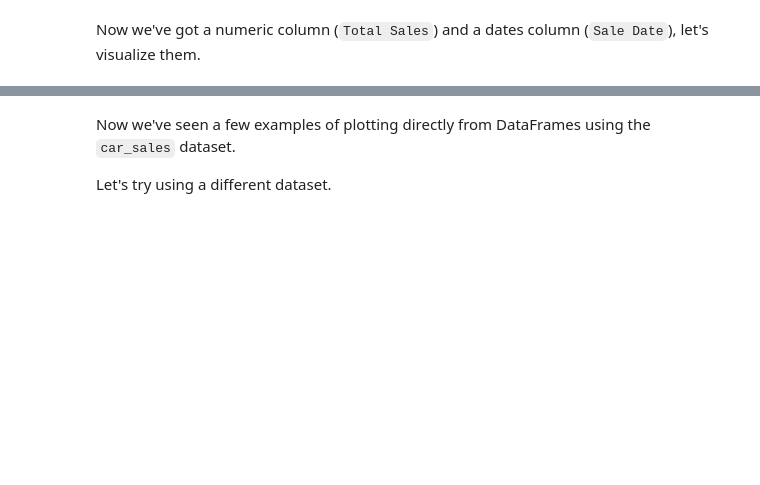
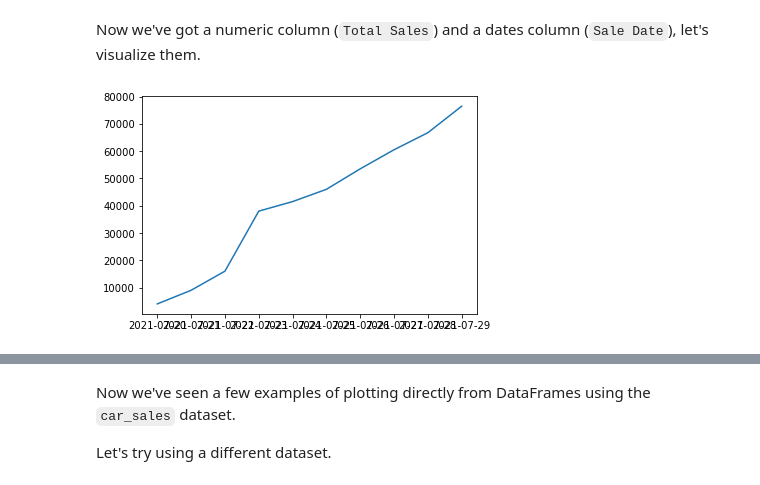
Before and after one commit to m00racle/zero-to-mastery-ml, a Jupyter notebook: section-2-data-science-and-ml-tools/matplotlib-exercises.ipynb, the cells around one changed output, grey strips where cells are left out. Drawn from its saved outputs; the diff is of its cells as text; code cells hidden in the pictures; blank space fills up the shorter version.

```diff
--- a/section-2-data-science-and-ml-tools/matplotlib-exercises.ipynb
+++ b/section-2-data-science-and-ml-tools/matplotlib-exercises.ipynb
@@ -213,3 +213,5 @@ First we'll need to import pandas and create a DataFrame work with.
 import pandas as pd
 # %%
 # Import the '../data/car-sales.csv' into a DataFame called car_sales and view
+car_sales = pd.read_csv('../data/car-sales.csv')
+car_sales
@@ -225,3 +240,5 @@ In the process of turning it to numeric data, let's create another column which
 Hint: To add a column up cumulatively, look up the cumsum() function. And to create a column of dates, look up the date_range() function.
 # %%
 # Remove the symbols, the final two numbers from the 'Price' column and convert it to numbers
+car_sales['NumPrice'] = car_sales['Price'].replace('\D',"",regex=True).astype(float)/100
+car_sales
@@ -228,7 +257,8 @@ Hint: To add a column up cumulatively, look up the cumsum() function. And to cre
 # %%
 # Add a column called 'Total Sales' to car_sales which cumulatively adds the 'Price' column
-
+car_sales['Total Sales'] = car_sales['NumPrice'].cumsum()
 
 # Add a column called 'Sale Date' which lists a series of successive dates starting from today (your today)
-
+car_sales['Sale Date'] = pd.date_range(start='20/7/2021', periods=10)
 # View the car_sales DataFrame
+car_sales
@@ -236,5 +278,8 @@ Hint: To add a column up cumulatively, look up the cumsum() function. And to cre
 Now we've got a numeric column (`Total Sales`) and a dates column (`Sale Date`), let's visualize them.
 # %%
 # Use the plot() function to plot the 'Sale Date' column versus the 'Total Sales' column
+plt.plot(car_sales['Sale Date'], car_sales['Total Sales']);
+# %% [output]
+[figure, added]
 # %%
 # Convert the 'Price' column to the integers
```
Also changed, not shown: parts of 28 cells of this notebook, 3 other files.
